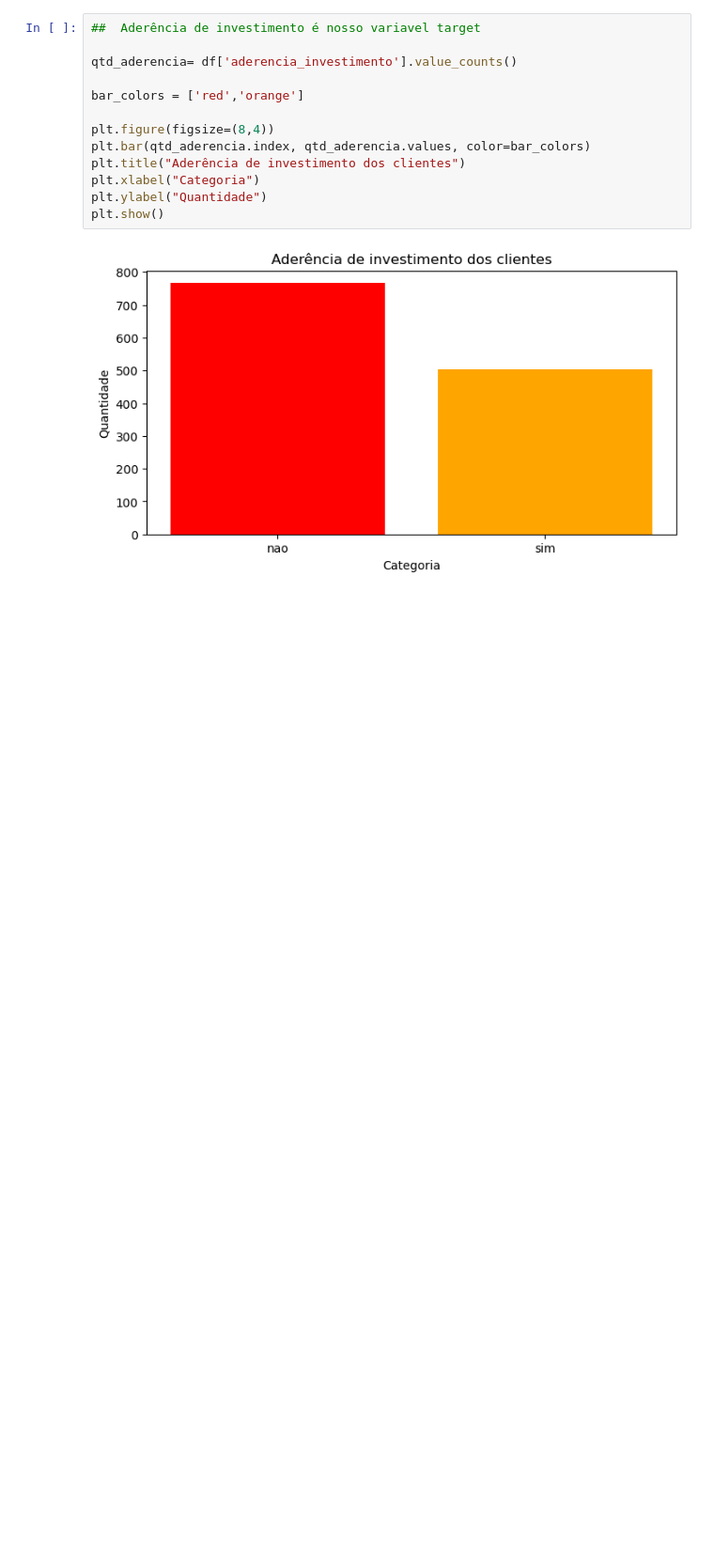
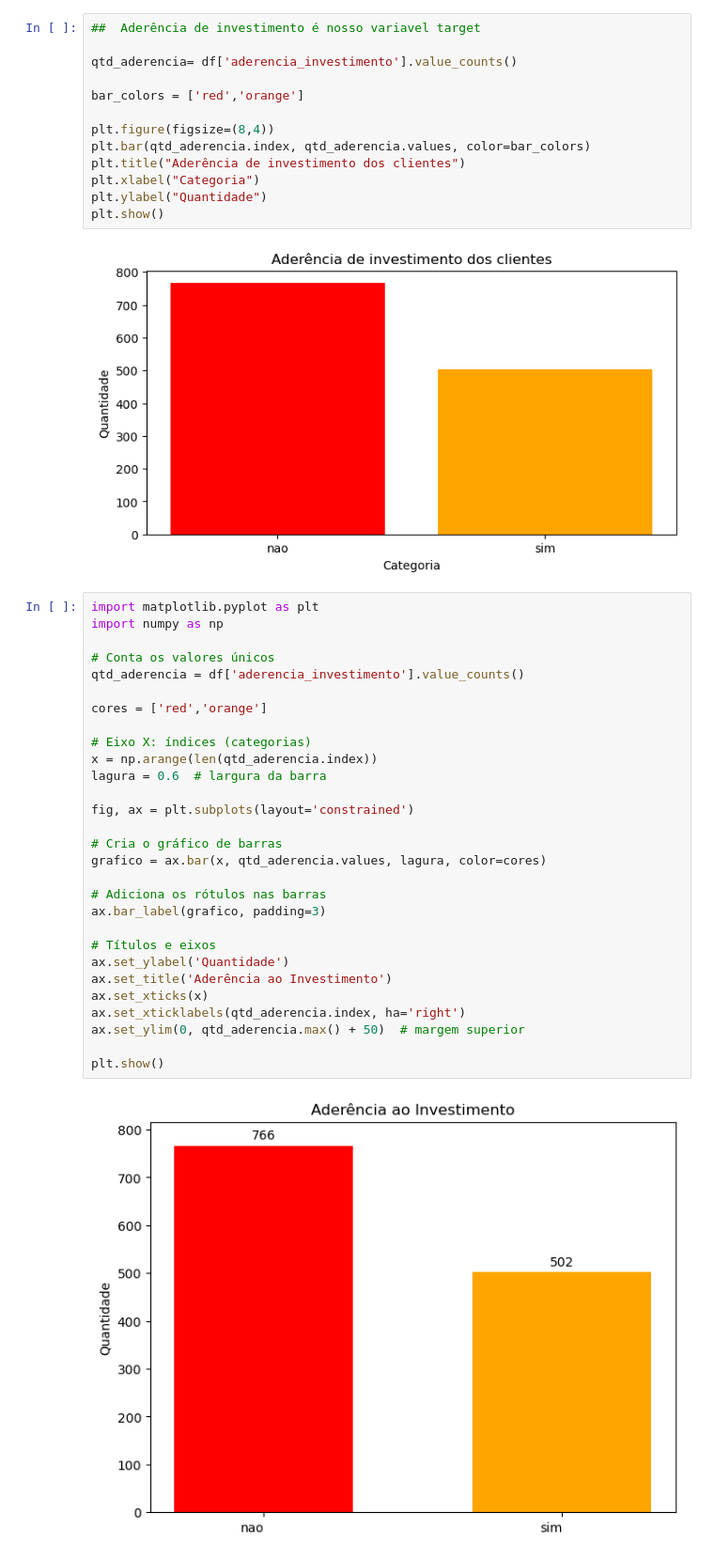
Before and after one commit to emersonsantosgithub/modelo-de-classificacao, a Jupyter notebook: Modelo-de-Classificacao.ipynb, the cells around one changed output. Shown: that part at 94% size. Cells and saved outputs as stored; diff of their text form; blank space fills up the shorter version.

```diff
--- a/Modelo-de-Classificacao.ipynb
+++ b/Modelo-de-Classificacao.ipynb
@@ -59,4 +60,35 @@ plt.ylabel("Quantidade")
 plt.show()
 # %% [output]
 [figure]
+# %%
+import matplotlib.pyplot as plt
+import numpy as np
+
+# Conta os valores únicos
+qtd_aderencia = df['aderencia_investimento'].value_counts()
+
+cores = ['red','orange']
+
+# Eixo X: índices (categorias)
+x = np.arange(len(qtd_aderencia.index))
+lagura = 0.6  # largura da barra
+
+fig, ax = plt.subplots(layout='constrained')
+
+# Cria o gráfico de barras
+grafico = ax.bar(x, qtd_aderencia.values, lagura, color=cores)
+
+# Adiciona os rótulos nas barras
+ax.bar_label(grafico, padding=3)
+
+# Títulos e eixos
+ax.set_ylabel('Quantidade')
+ax.set_title('Aderência ao Investimento')
+ax.set_xticks(x)
+ax.set_xticklabels(qtd_aderencia.index, ha='right')
+ax.set_ylim(0, qtd_aderencia.max() + 50)  # margem superior
+
+plt.show()
+# %% [output]
+[figure, added]
 # %%
```
Also changed, not shown: parts of 4 cells of this notebook.
